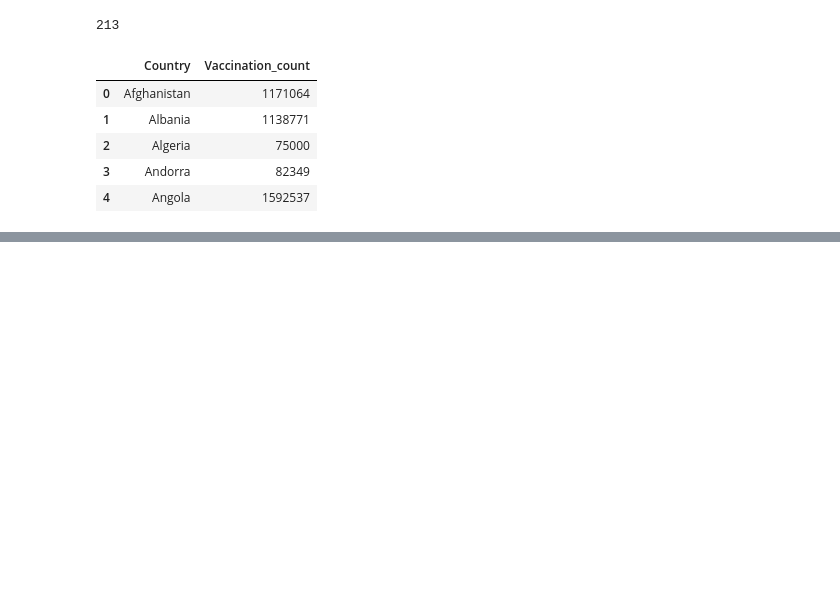
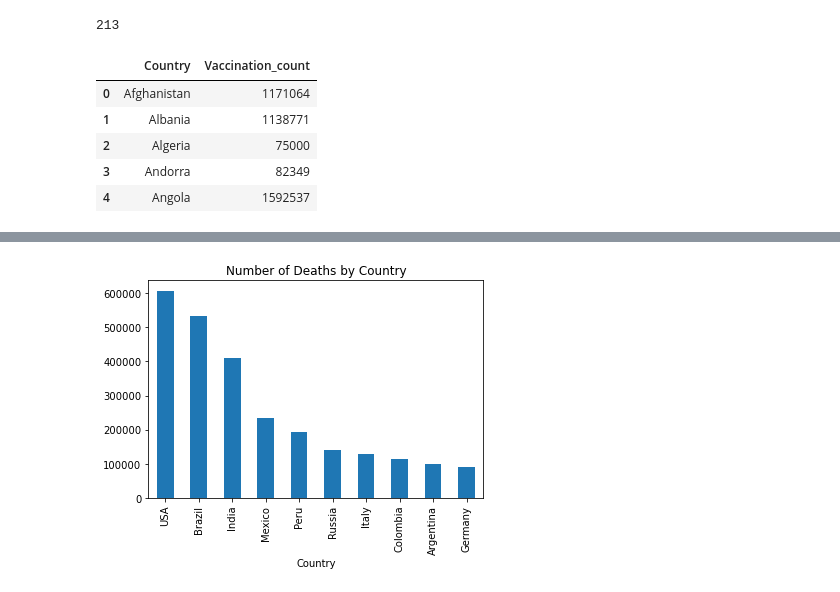
Before and after one commit to cgardner1388/capstoneproject1, a Jupyter notebook: codys_branch/Team1_Covid_Vaccination_Analysis_visual.ipynb, the cells around one changed output, grey strips where cells are left out. Saved outputs shown, nothing was run; the diff lists cells and outputs as text; code cells hidden in the pictures; blank space fills up the shorter version.

```diff
--- a/codys_branch/Team1_Covid_Vaccination_Analysis_visual.ipynb
+++ b/codys_branch/Team1_Covid_Vaccination_Analysis_visual.ipynb
@@ -400,0 +424,10 @@ today_df.head(40)
+# %%
+#Create values for x axis and y axis
+x_axis = np.arange(0, len(top_ten_deaths))
+y_axis = top_ten_deaths['Deaths']
+
+#Graph Details
+#Graph shows the total number of deaths
+ax = top_ten_deaths['Deaths'].plot(kind='bar', title='Number of Deaths by Country', legend=None)
+# %% [output]
+[figure, added]
```
Also changed, not shown: parts of 9 cells of this notebook, 1 other file.
